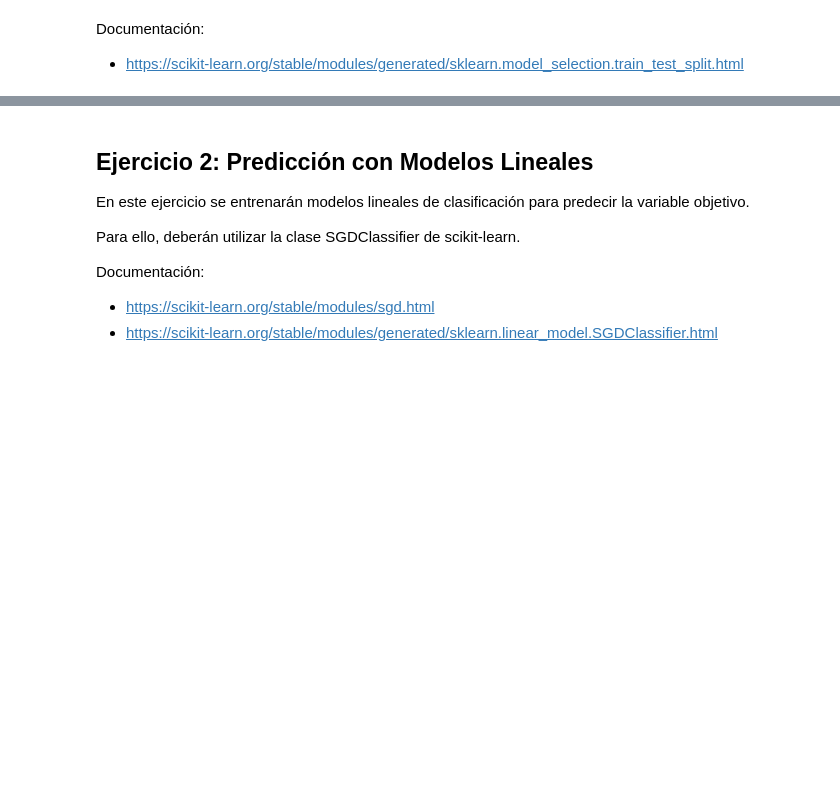
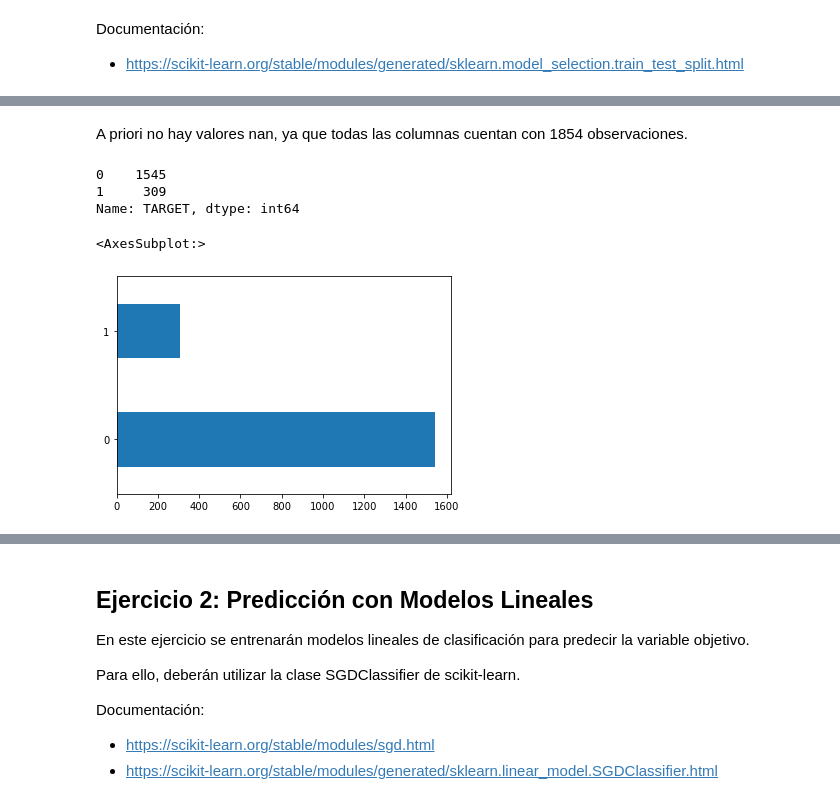
Before and after one commit to nicocarrion1/IntroduccionAprendizajeAutomatico, a Jupyter notebook: Trabajo-Practico-2 Parte.ipynb, the cells around one changed output, grey strips where cells are left out. Drawn from its saved outputs; the diff is of its cells as text; code cells hidden in the pictures; blank space fills up the shorter version.

```diff
--- a/Trabajo-Practico-2 Parte.ipynb
+++ b/Trabajo-Practico-2 Parte.ipynb
@@ -21,5 +17,5 @@ La celda siguiente se encarga de la carga de datos (haciendo uso de pandas). Est
 # %%
-dataset = pd.read_csv("./data/loan_data.csv", comment="#")
+df = pd.read_csv("./data/loan_data.csv", comment="#")
 
 # División entre instancias y etiquetas
 X, y = dataset.iloc[:, 1:], dataset.TARGET
@@ -68,0 +104,4 @@ dataset.iloc[:, 1:]
+# %% [markdown]
+A priori no hay valores nan, ya que todas las columnas cuentan con 1854 observaciones.
+# %%
+df['TARGET'] = df.TARGET.astype(str)
@@ -68,0 +111,9 @@ dataset.iloc[:, 1:]
+# %%
+print(df.TARGET.value_counts())
+df["TARGET"].value_counts().plot(kind='barh')
+# %% [output]
+0    1545
+1     309
+Name: TARGET, dtype: int64
+<AxesSubplot:>
+[figure, added]
```
Also changed, not shown: parts of 41 cells of this notebook.
